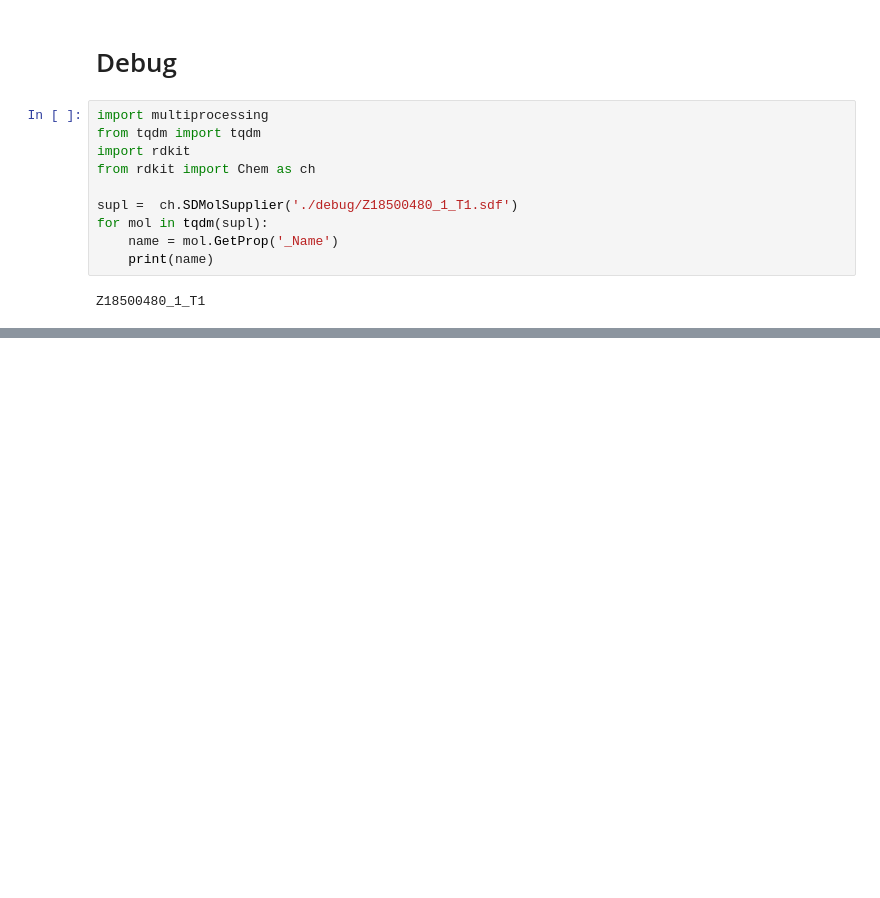
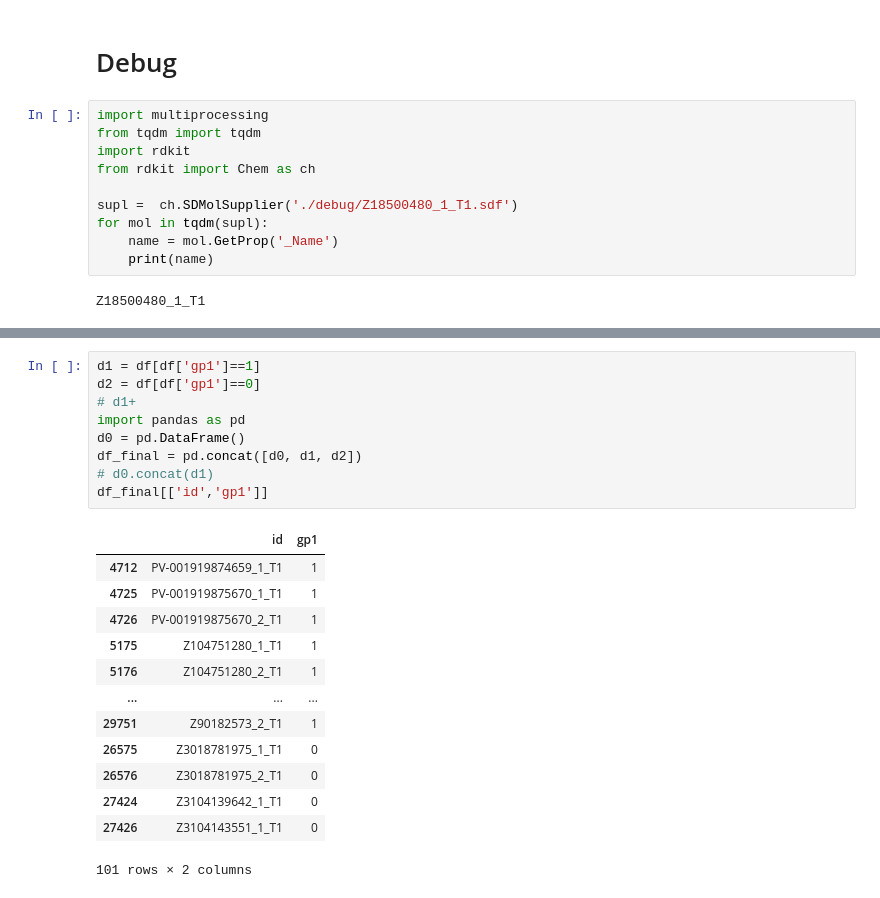
Before and after one commit to wewewexiao2008/virtual-screen, a Jupyter notebook: notebook.ipynb, the cells around one changed output, grey strips where cells are left out. Cells and saved outputs as stored; diff of their text form; blank space fills up the shorter version.

```diff
--- a/notebook.ipynb
+++ b/notebook.ipynb
@@ -915,0 +961,23 @@ Z18500480_1_T1
+# %%
+d1 = df[df['gp1']==1]
+d2 = df[df['gp1']==0]
+# d1+
+import pandas as pd
+d0 = pd.DataFrame()
+df_final = pd.concat([d0, d1, d2])
+# d0.concat(d1)
+df_final[['id','gp1']]
+# %% [output]
+|  | id | gp1 |
+| 4712 | PV-001919874659_1_T1 | 1 |
+| 4725 | PV-001919875670_1_T1 | 1 |
+| 4726 | PV-001919875670_2_T1 | 1 |
+| 5175 | Z104751280_1_T1 | 1 |
+| 5176 | Z104751280_2_T1 | 1 |
+| ... | ... | ... |
+| 29751 | Z90182573_2_T1 | 1 |
+| 26575 | Z3018781975_1_T1 | 0 |
+| 26576 | Z3018781975_2_T1 | 0 |
+| 27424 | Z3104139642_1_T1 | 0 |
+| 27426 | Z3104143551_1_T1 | 0 |
+101 rows × 2 columns
```
Also changed, not shown: parts of 5 cells of this notebook.
